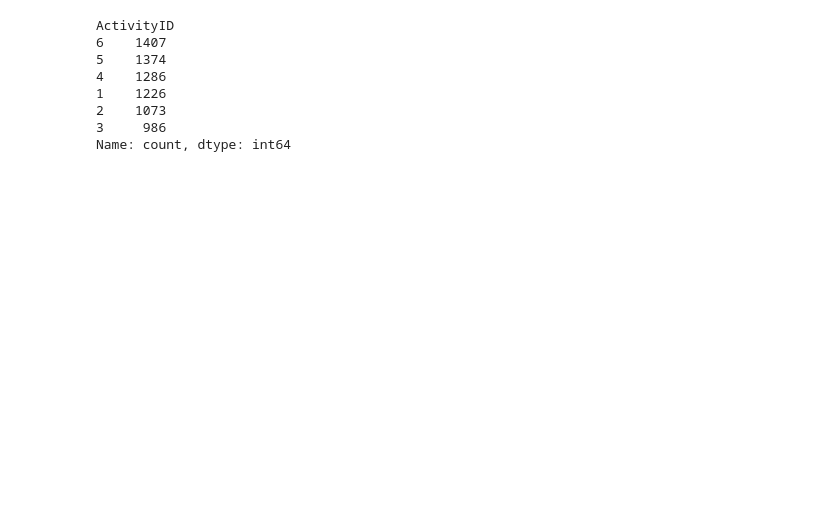
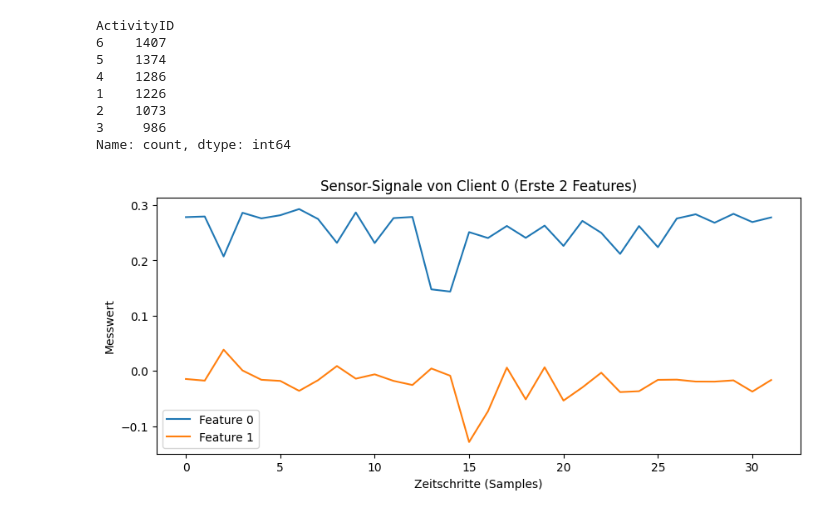
Before and after one commit to lorenz-k/FML-Activity-Classification, a Jupyter notebook: notebooks/data_exploration.ipynb, the cells around one changed output. Cells and saved outputs as stored; diff of their text form; code cells hidden in the pictures; blank space fills up the shorter version.

Commit message:
data_loader (Schnittstelle zum modell)

```diff
--- a/notebooks/data_exploration.ipynb
+++ b/notebooks/data_exploration.ipynb
@@ -79,3 +82,33 @@ ActivityID
 2    1073
 3     986
 Name: count, dtype: int64
+# %%
+
+import sys
+import os
+
+# Hauptverzeichnis
+root = os.path.abspath(os.path.join(os.getcwd(), '..'))
+
+# zum syspath hinzufuegen
+if root not in sys.path:
+    sys.path.append(root)
+
+from src.data_loader import get_client_loader
+
+
+loader = get_client_loader(client_id=0, batch_size=32)
+
+#holt sich batch und nimmt erstes paket.
+X_batch, y_batch = next(iter(loader))
+
+# plotten
+plt.figure(figsize=(10, 4))
+plt.plot(X_batch[:100, 0:2]) # Jetzt kennt Python 'X_batch'
+plt.title("Sensor-Signale von Client 0 (Erste 2 Features)")
+plt.xlabel("Zeitschritte (Samples)")
+plt.ylabel("Messwert")
+plt.legend(["Feature 0", "Feature 1"])
+plt.show()
+# %% [output]
+[figure, added]
```
Also changed, not shown: parts of 3 cells of this notebook, 1 other file.
